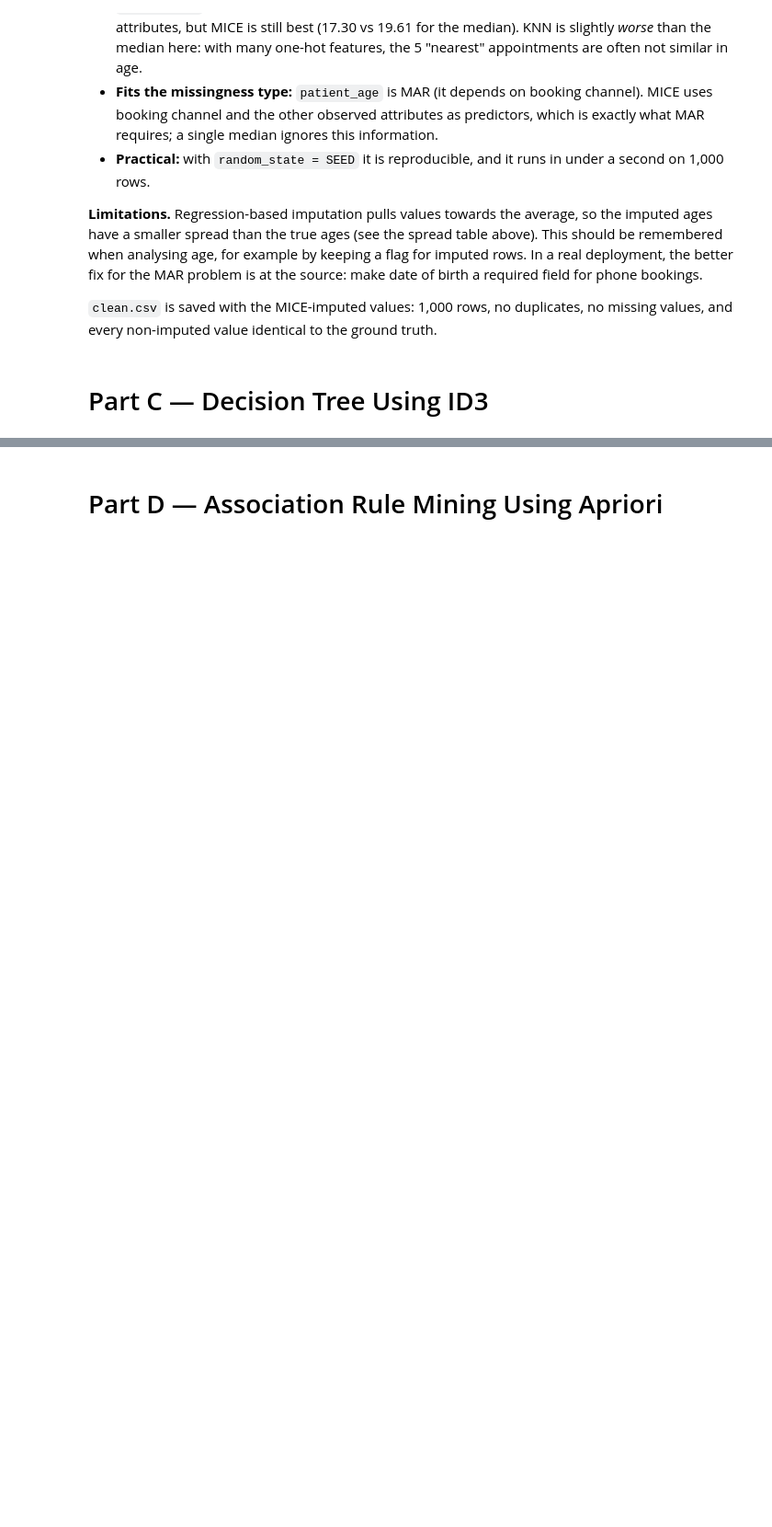
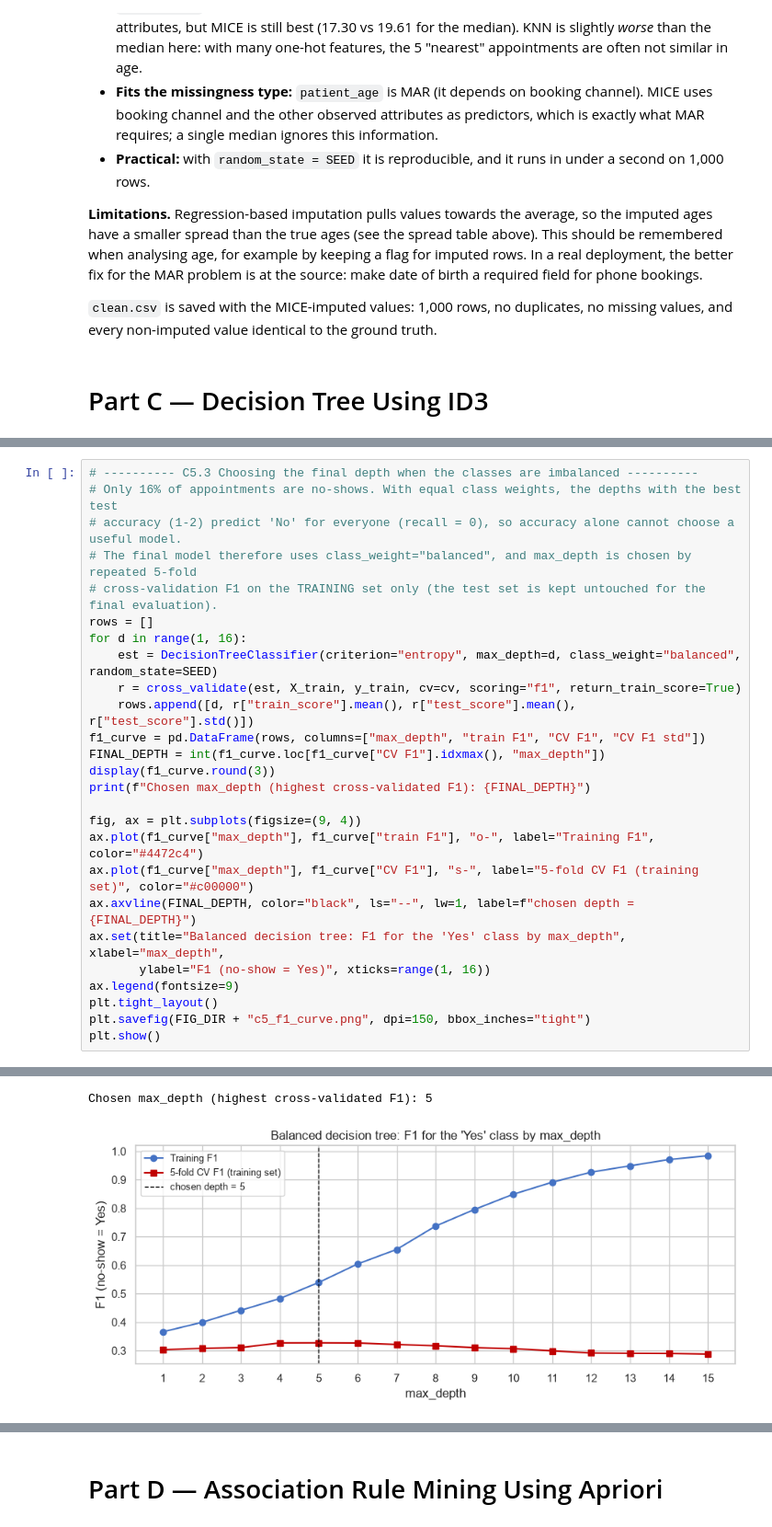
Before and after one commit to qist-tuah/WIE3007_A1_23001946, a Jupyter notebook: notebook/WIE3007_A1_23001946.ipynb, the cells around one changed output, grey strips where cells are left out. Shown at 92% size. Saved outputs shown, nothing was run; the diff lists cells and outputs as text; blank space fills up the shorter version.

```diff
--- a/notebook/WIE3007_A1_23001946.ipynb
+++ b/notebook/WIE3007_A1_23001946.ipynb
@@ -1073,0 +1338,27 @@ Ages 6-90 | fees RM 25.50-166.00
+# %%
+# ---------- C5.3 Choosing the final depth when the classes are imbalanced ----------
+# Only 16% of appointments are no-shows. With equal class weights, the depths with the best test
+# accuracy (1-2) predict 'No' for everyone (recall = 0), so accuracy alone cannot choose a useful model.
+# The final model therefore uses class_weight="balanced", and max_depth is chosen by repeated 5-fold
+# cross-validation F1 on the TRAINING set only (the test set is kept untouched for the final evaluation).
+rows = []
+for d in range(1, 16):
+    est = DecisionTreeClassifier(criterion="entropy", max_depth=d, class_weight="balanced", random_state=SEED)
+    r = cross_validate(est, X_train, y_train, cv=cv, scoring="f1", return_train_score=True)
+    rows.append([d, r["train_score"].mean(), r["test_score"].mean(), r["test_score"].std()])
+f1_curve = pd.DataFrame(rows, columns=["max_depth", "train F1", "CV F1", "CV F1 std"])
+FINAL_DEPTH = int(f1_curve.loc[f1_curve["CV F1"].idxmax(), "max_depth"])
+display(f1_curve.round(3))
+print(f"Chosen max_depth (highest cross-validated F1): {FINAL_DEPTH}")
+
+fig, ax = plt.subplots(figsize=(9, 4))
+ax.plot(f1_curve["max_depth"], f1_curve["train F1"], "o-", label="Training F1", color="#4472c4")
+ax.plot(f1_curve["max_depth"], f1_curve["CV F1"], "s-", label="5-fold CV F1 (training set)", color="#c00000")
+ax.axvline(FINAL_DEPTH, color="black", ls="--", lw=1, label=f"chosen depth = {FINAL_DEPTH}")
+ax.set(title="Balanced decision tree: F1 for the 'Yes' class by max_depth", xlabel="max_depth",
+       ylabel="F1 (no-show = Yes)", xticks=range(1, 16))
+ax.legend(fontsize=9)
+plt.tight_layout()
+plt.savefig(FIG_DIR + "c5_f1_curve.png", dpi=150, bbox_inches="tight")
+plt.show()
+# %% [output]
@@ -1073,0 +1381,2 @@ Ages 6-90 | fees RM 25.50-166.00
+Chosen max_depth (highest cross-validated F1): 5
+[figure, added]
```
Also changed, not shown: parts of 15 cells of this notebook, 6 other files.
